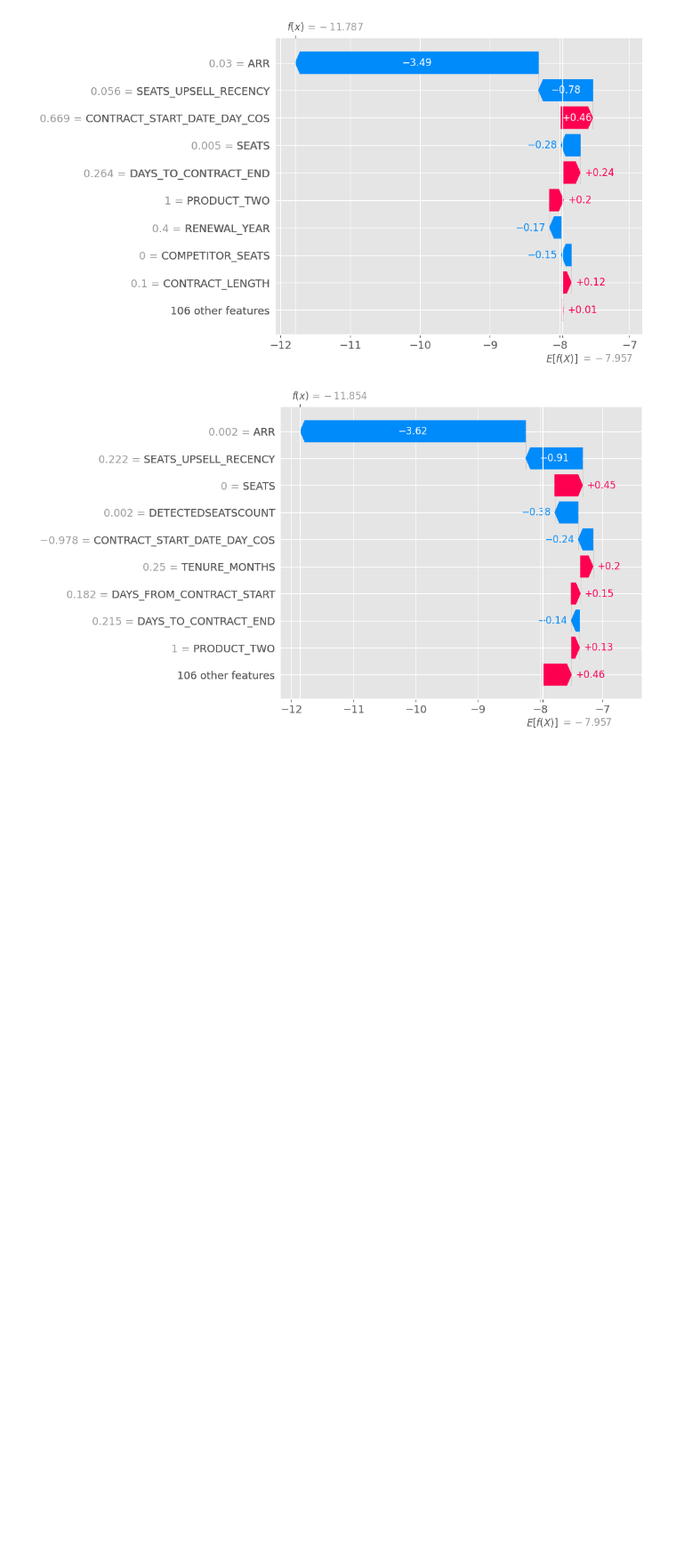
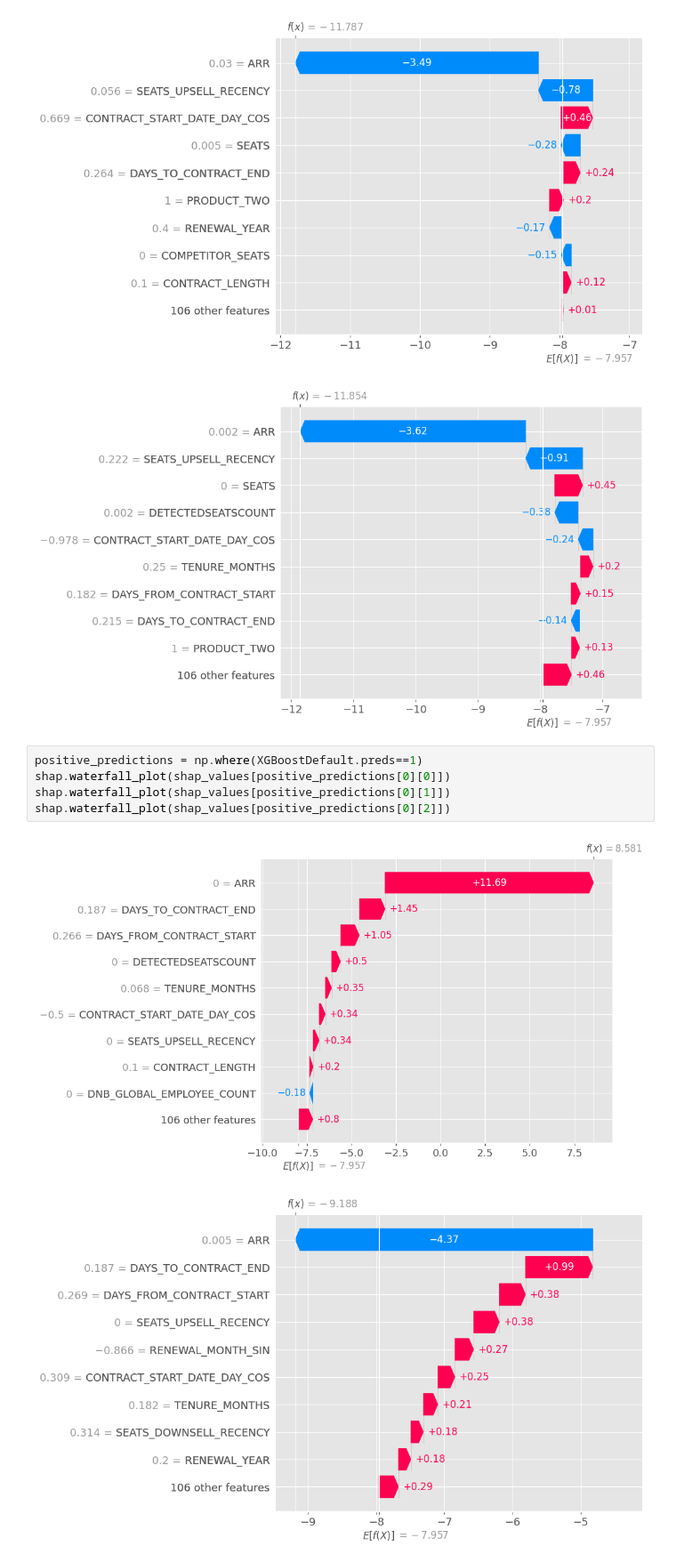
Before and after one commit to jmoro0408/Customer_Churn, a Jupyter notebook: notebooks/4_explainability.ipynb, the cells around one changed output. Shown at 89% size. Cells and saved outputs as stored; diff of their text form; blank space fills up the shorter version.

```diff
--- a/notebooks/4_explainability.ipynb
+++ b/notebooks/4_explainability.ipynb
@@ -84,3 +84,11 @@ shap.waterfall_plot(shap_values[2])
 [figure]
 [figure]
 [figure]
+# %%
+positive_predictions = np.where(XGBoostDefault.preds==1)
+shap.waterfall_plot(shap_values[positive_predictions[0][0]])
+shap.waterfall_plot(shap_values[positive_predictions[0][1]])
+shap.waterfall_plot(shap_values[positive_predictions[0][2]])
+# %% [output]
+[figure, added]
+[figure, added]
```
Also changed, not shown: parts of 3 cells of this notebook.
